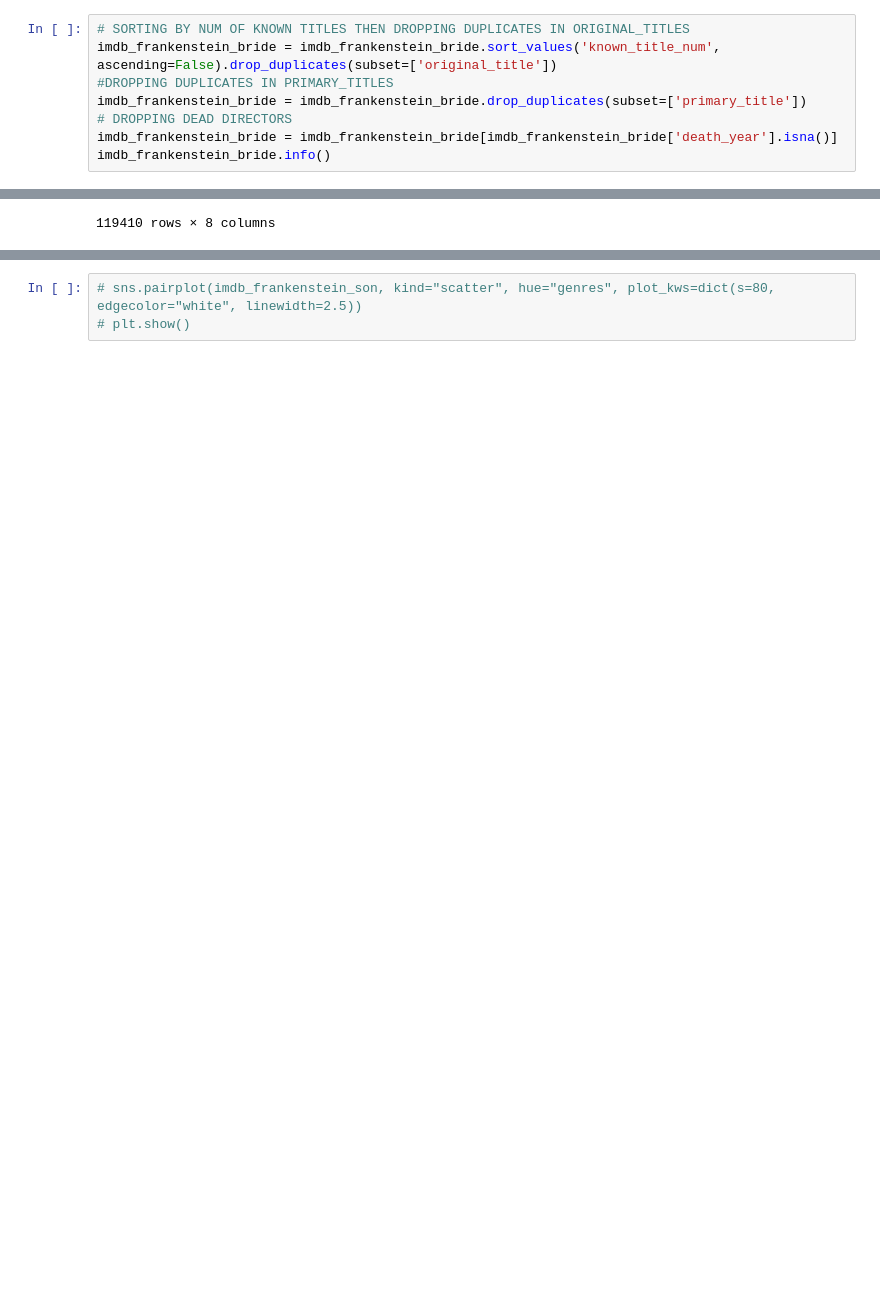
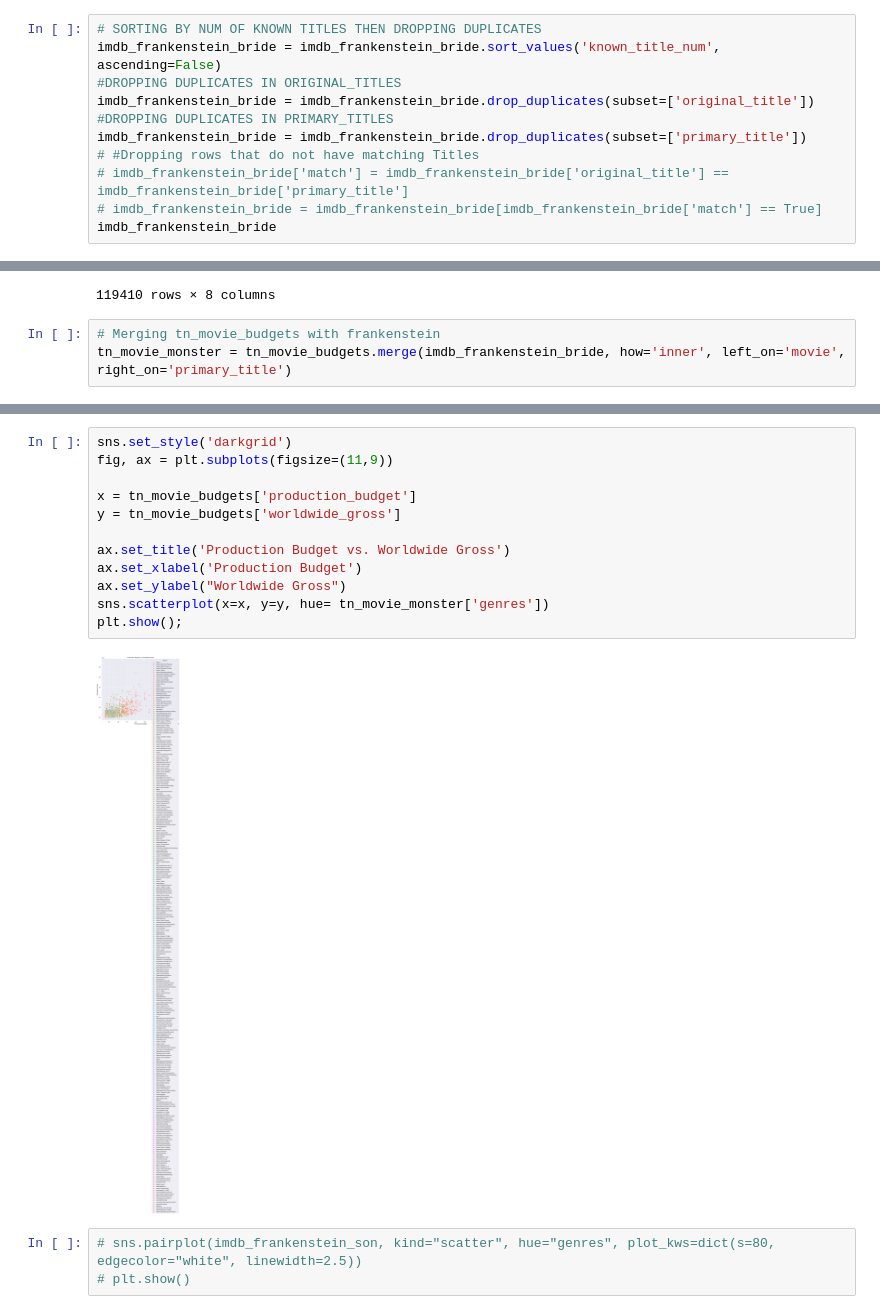
Before and after one commit to learn-co-curriculum/dsc-phase-1-project-v2-3, a Jupyter notebook: Randoplots.ipynb, the cells around one changed output, grey strips where cells are left out. Drawn from its saved outputs; the diff is of its cells as text; blank space fills up the shorter version.

```diff
--- a/Randoplots.ipynb
+++ b/Randoplots.ipynb
@@ -186,11 +192,14 @@ Try using .loc[row_indexer,col_indexer] = value instead
 See the caveats in the documentation: https://pandas.pydata.org/pandas-docs/stable/user_guide/indexing.html#returning-a-view-versus-a-copy
   imdb_frankenstein_bride['known_title_num'] = imdb_frankenstein_bride['known_for_titles'].str.len()
 # %%
-# SORTING BY NUM OF KNOWN TITLES THEN DROPPING DUPLICATES IN ORIGINAL_TITLES
-imdb_frankenstein_bride = imdb_frankenstein_bride.sort_values('known_title_num', ascending=False).drop_duplicates(subset=['original_title'])
+# SORTING BY NUM OF KNOWN TITLES THEN DROPPING DUPLICATES
+imdb_frankenstein_bride = imdb_frankenstein_bride.sort_values('known_title_num', ascending=False)
+#DROPPING DUPLICATES IN ORIGINAL_TITLES
+imdb_frankenstein_bride = imdb_frankenstein_bride.drop_duplicates(subset=['original_title'])
 #DROPPING DUPLICATES IN PRIMARY_TITLES
 imdb_frankenstein_bride = imdb_frankenstein_bride.drop_duplicates(subset=['primary_title'])
-# DROPPING DEAD DIRECTORS
-imdb_frankenstein_bride = imdb_frankenstein_bride[imdb_frankenstein_bride['death_year'].isna()]
-imdb_frankenstein_bride.info()
+# #Dropping rows that do not have matching Titles
+# imdb_frankenstein_bride['match'] = imdb_frankenstein_bride['original_title'] == imdb_frankenstein_bride['primary_title']
+# imdb_frankenstein_bride = imdb_frankenstein_bride[imdb_frankenstein_bride['match'] == True]
+imdb_frankenstein_bride
 # %% [output]
@@ -239,3 +271,6 @@ imdb_frankenstein_bride
 | 1028155 | White Spot | White Spot | 2018 | 92.0 | Adventure,Documentary,Drama | NaN | NaN | ... |
 | 1028157 | A Room | A Room | 2018 | 110.0 | Crime,Drama,Fantasy | NaN | NaN | ... |
 119410 rows × 8 columns
+# %%
+# Merging tn_movie_budgets with frankenstein
+tn_movie_monster = tn_movie_budgets.merge(imdb_frankenstein_bride, how='inner', left_on='movie', right_on='primary_title')
@@ -242,3 +314,17 @@ imdb_frankenstein_bride
+# %%
+sns.set_style('darkgrid')
+fig, ax = plt.subplots(figsize=(11,9))
+
+x = tn_movie_budgets['production_budget']
+y = tn_movie_budgets['worldwide_gross']
+
+ax.set_title('Production Budget vs. Worldwide Gross')
+ax.set_xlabel('Production Budget')
+ax.set_ylabel("Worldwide Gross")
+sns.scatterplot(x=x, y=y, hue= tn_movie_monster['genres'])
+plt.show();
+# %% [output]
+[figure, added]
 # %%
 # sns.pairplot(imdb_frankenstein_son, kind="scatter", hue="genres", plot_kws=dict(s=80, edgecolor="white", linewidth=2.5))
 # plt.show()
```
Also changed, not shown: parts of 8 cells of this notebook, 1 other file.
